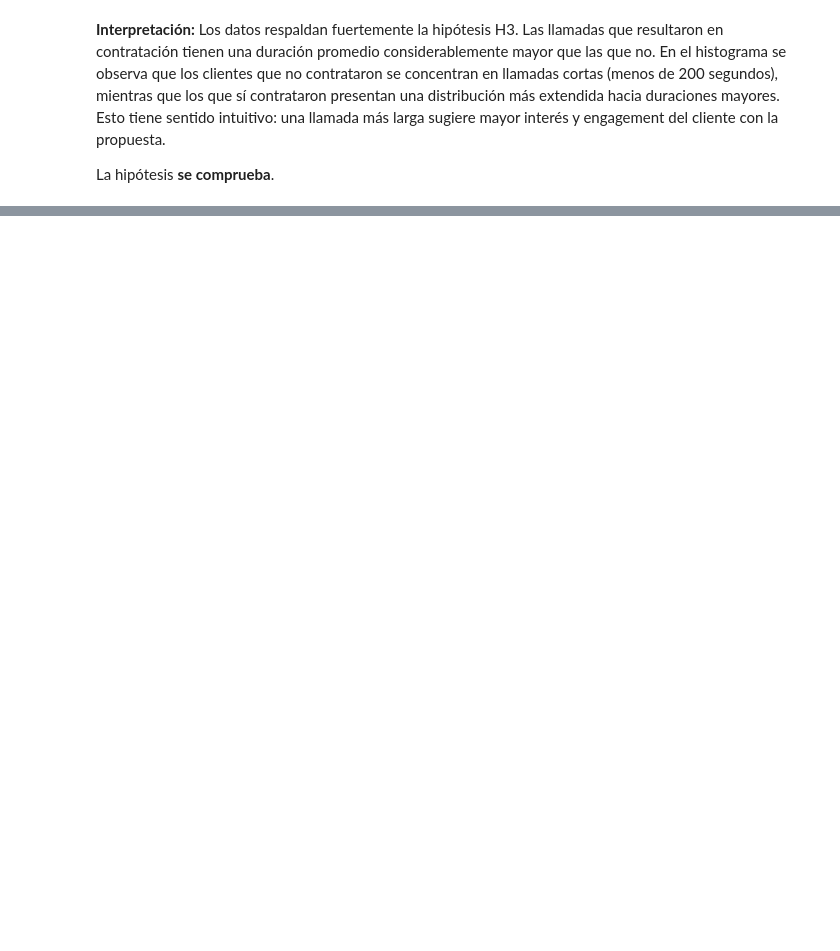
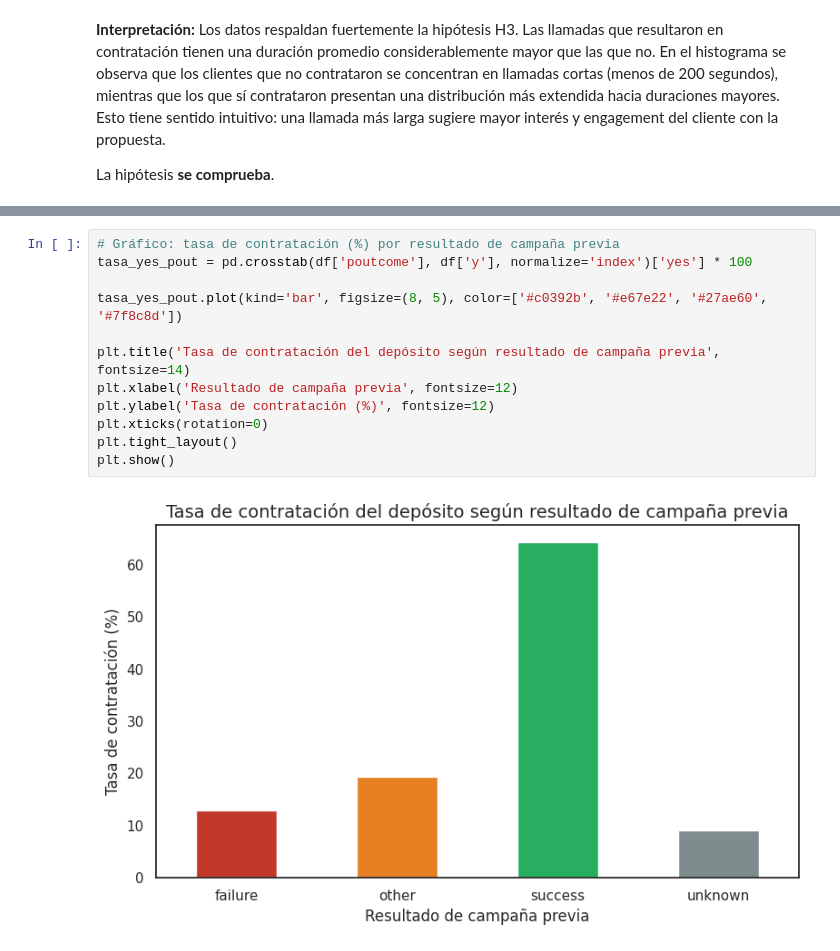
Before and after one commit to F-Boivin/ProyectoDSParteI-Boivin, a Jupyter notebook: ProyectoDSParte1_Felipe_Boivin.ipynb, the cells around one changed output, grey strips where cells are left out. Cells and saved outputs as stored; diff of their text form; blank space fills up the shorter version.

```diff
--- a/ProyectoDSParte1_Felipe_Boivin.ipynb
+++ b/ProyectoDSParte1_Felipe_Boivin.ipynb
@@ -326,0 +359,14 @@ La hipótesis **se comprueba**.
+# %%
+# Gráfico: tasa de contratación (%) por resultado de campaña previa
+tasa_yes_pout = pd.crosstab(df['poutcome'], df['y'], normalize='index')['yes'] * 100
+
+tasa_yes_pout.plot(kind='bar', figsize=(8, 5), color=['#c0392b', '#e67e22', '#27ae60', '#7f8c8d'])
+
+plt.title('Tasa de contratación del depósito según resultado de campaña previa', fontsize=14)
+plt.xlabel('Resultado de campaña previa', fontsize=12)
+plt.ylabel('Tasa de contratación (%)', fontsize=12)
+plt.xticks(rotation=0)
+plt.tight_layout()
+plt.show()
+# %% [output]
+[figure, added]
```
Also changed, not shown: parts of 10 cells of this notebook.
